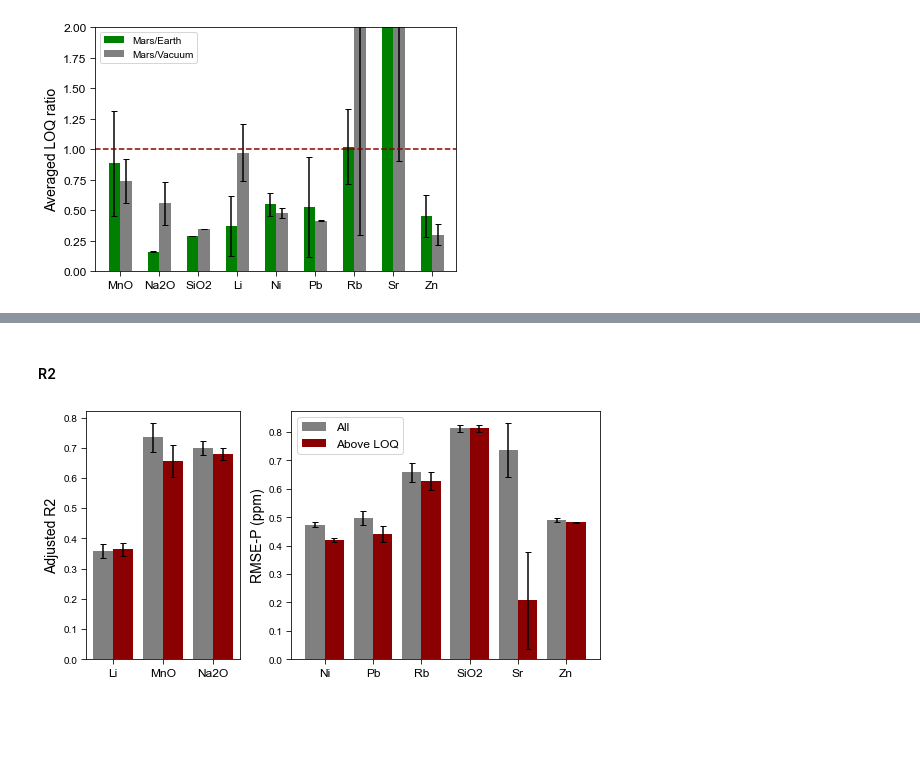
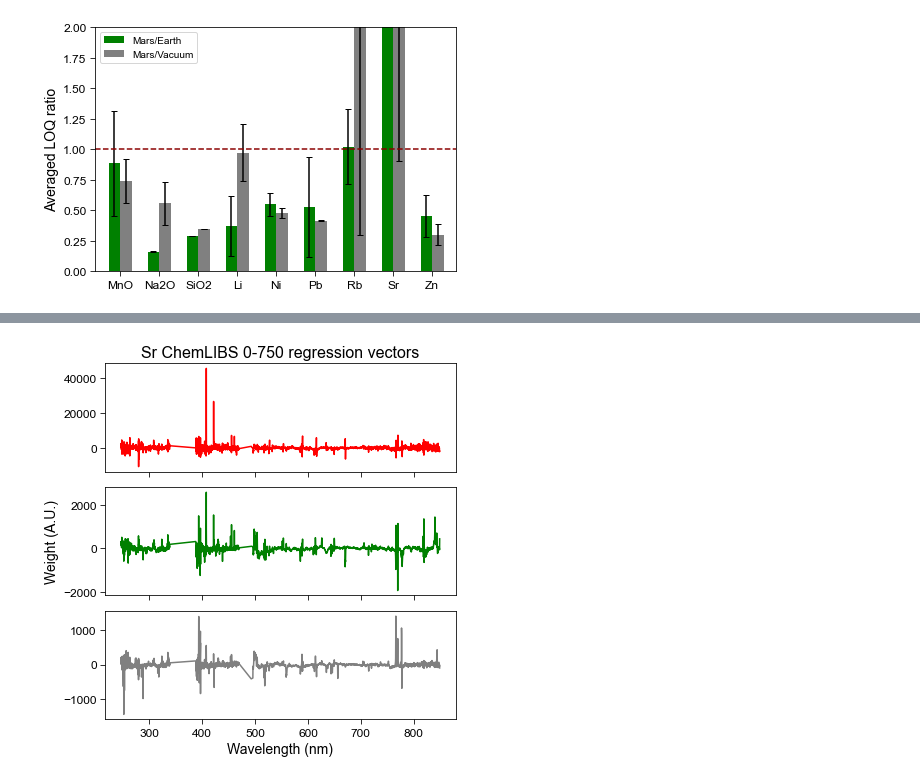
Before and after one commit to ytsmacr/LOD-paper, a Jupyter notebook: Figures.ipynb, the cells around one changed output, grey strips where cells are left out. Saved outputs shown, nothing was run; the diff lists cells and outputs as text; code cells hidden in the pictures; blank space fills up the shorter version.

```diff
--- a/Figures.ipynb
+++ b/Figures.ipynb
@@ -496,33 +686,41 @@ plt.show()
-# %% [markdown]
-#### R2
-# %%
-# make figure
-fig, (maj, minor) = plt.subplots(ncols = 2, figsize = (8,4),
-                                 # make major one smaller
-                                 gridspec_kw={'width_ratios': [1,2]})
-# majors
-df1_major = maj.bar(majt1, test_maj['adj_r2_all'], width, yerr=test_maj['adj_r2_all_sd'], capsize=cap, label = label1, color = c_b)
-df2_major = maj.bar(majt2, test_maj['adj_r2_loq'], width, yerr=test_maj['adj_r2_loq_sd'], capsize=cap, label = label2, color = c_m)
-# minors
-df1_minor = minor.bar(mint1, test_min['adj_r2_all'], width, yerr=test_min['adj_r2_all_sd'], capsize=cap, label = label1, color = c_b)
-df2_minor = minor.bar(mint2, test_min['adj_r2_loq'], width, yerr=test_min['adj_r2_loq_sd'], capsize=cap, label = label2, color = c_m)
-
-# formatting
-maj.tick_params(axis = 'y', which = 'major', labelsize = ysize,)
-maj.tick_params(length=klen)
-maj.set_xticks(majtk)
-maj.set_xticklabels(majlab, fontsize = lsize)
-maj.set_ylabel('Adjusted R2', fontsize = tsize)
-
-minor.set_xticks(mintk)
-minor.set_xticklabels(minlab, fontsize = lsize)
-minor.set_ylabel('RMSE-P (ppm)', fontsize = tsize)
-minor.tick_params(axis = 'y', which = 'major', labelsize = ysize)
-minor.tick_params(length=klen)
-minor.legend(handles = [df1_major, df2_major], fontsize = lsize)
-
-plt.tight_layout()
-#plt.savefig(fp + "figures\\atms_loq_ratio.eps", dpi=600)
-plt.show()
-# %% [output]
-[figure, removed]
+# %%
+earth = pd.read_csv(fp+'\\python_models\\norm3\\CL_Earth\\0-750\\iqr_q3\\Sr_coeffs.csv')
+mars = pd.read_csv(fp+'\\python_models\\norm3\\CL_Mars\\0-750\\iqr_q3\\Sr_coeffs.csv')
+vac = pd.read_csv(fp+'\\python_models\\norm3\\CL_Vacuum\\0-750\\iqr_q3\\Sr_coeffs.csv')
+earth = earth['0']
+mars = mars['0']
+vac = vac['0']
+
+wave = pd.read_csv(fp+'datasets\\CL_Mars_norm3_spectra.csv', usecols=['wave'])
+wave=wave['wave']
+# %%
+c_p = 'black'
+xlab = 'Wavelength (nm)'
+ylab = 'Weight (A.U.)'
+title = 'Sr ChemLIBS 0-750 regression vectors'
+xsize=14
+klen=5
+tsize=16
+ksize=12
+
+fig, (m, e, v) = plt.subplots(nrows = 3, ncols=1, figsize = (6,6))
+
+m.plot(wave, mars, label = 'Mars', c='red')
+e.plot(wave, earth, label = 'Earth', c='green')
+v.plot(wave, vac, label = 'Vacuum', c='grey')
+
+v.set_xlabel(xlab, fontsize = xsize)
+e.set_ylabel(ylab, fontsize = xsize)
+v.tick_params(length=klen, labelsize=ksize)
+e.axes.xaxis.set_ticklabels([])
+m.axes.xaxis.set_ticklabels([])
+e.tick_params(length=klen, labelsize=ksize)
+m.tick_params(length=klen, labelsize=ksize)
+m.set_title(title, fontsize=tsize)
+
+# save
+plt.tight_layout()
+plt.savefig(fp+'\\figures\\Sr_reg_vector_atm_comparison.eps', dpi=600)
+plt.show()
+# %% [output]
+[figure, added]
```
Also changed, not shown: parts of 14 cells of this notebook, 1 other file.
